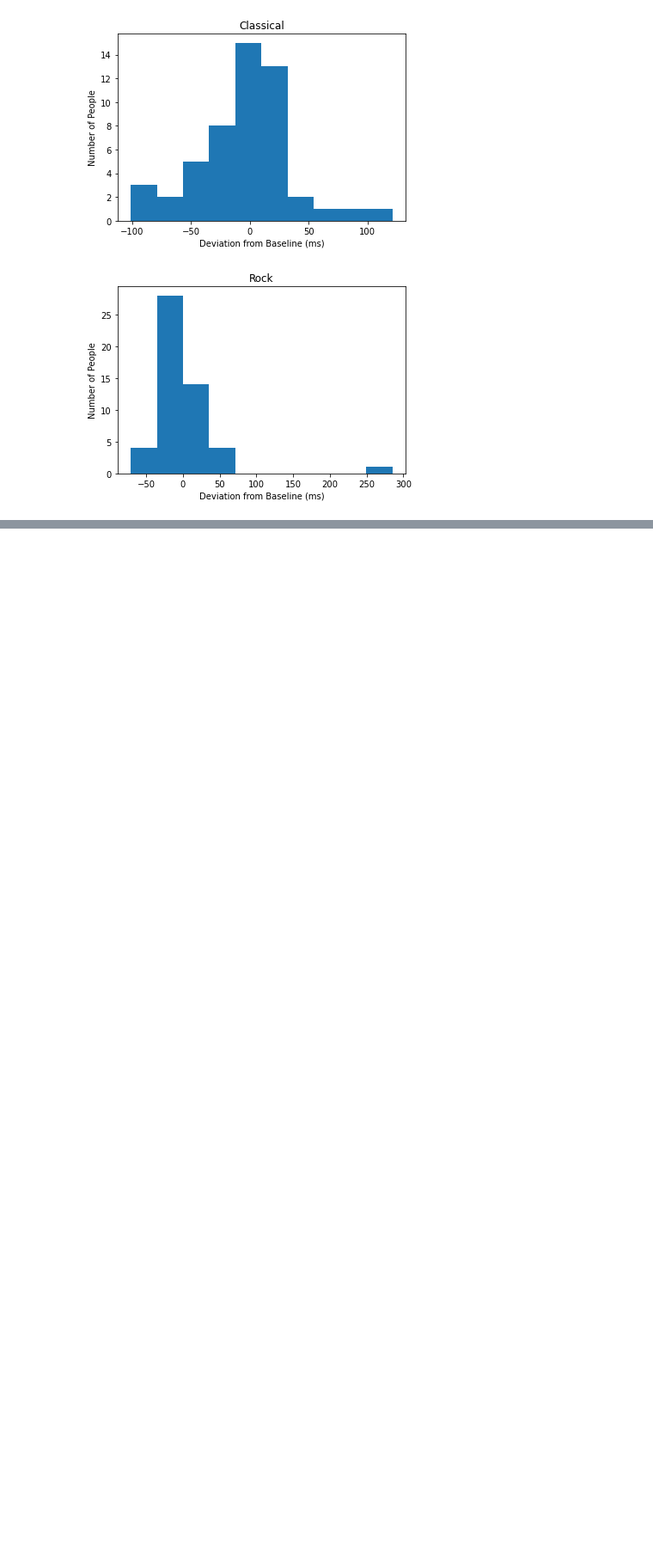
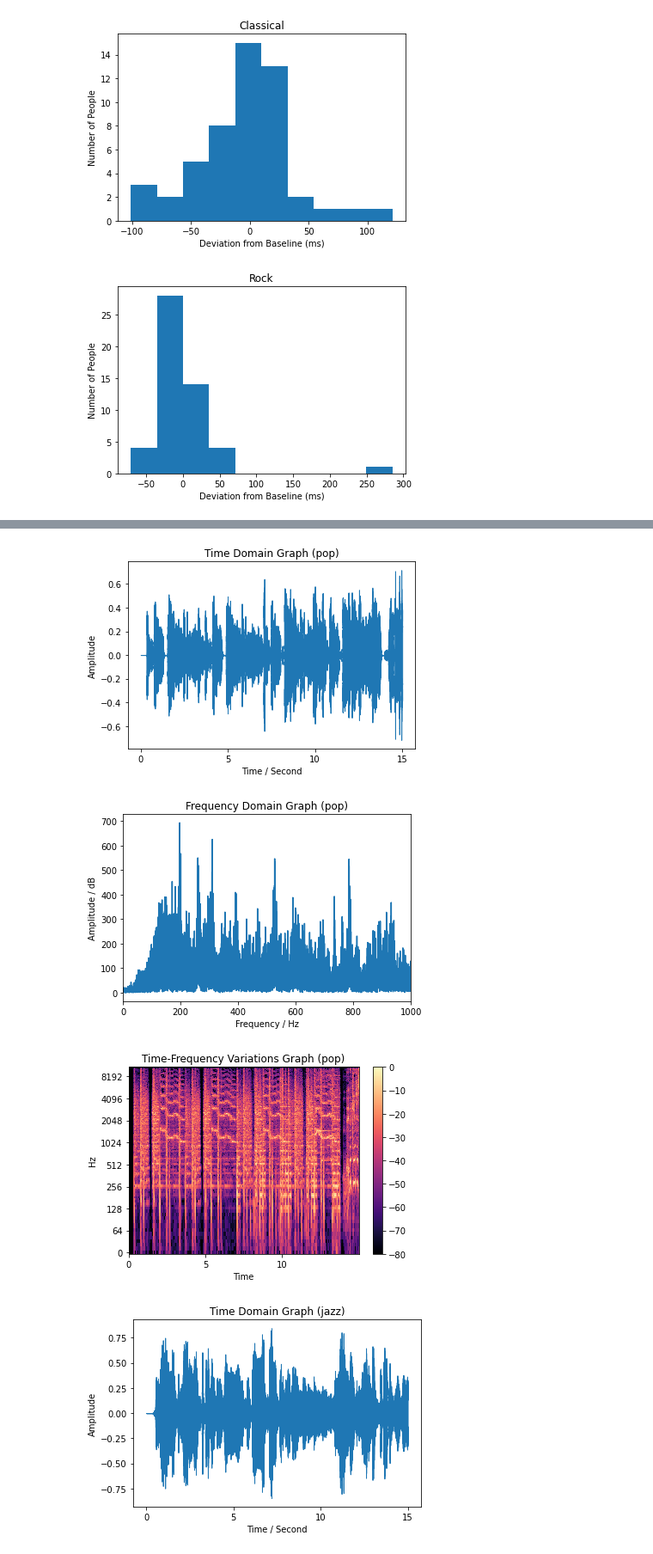
Before and after one commit to kzhang7802/Tuning-In-to-Tempo, a Jupyter notebook: Tuning in to Tempo.ipynb, the cells around one changed output, grey strips where cells are left out. Shown at 86% size. Cells and saved outputs as stored; diff of their text form; code cells hidden in the pictures; blank space fills up the shorter version.

```diff
--- a/Tuning in to Tempo.ipynb
+++ b/Tuning in to Tempo.ipynb
@@ -142,0 +145,47 @@ for i in range(4):
+# %%
+import librosa
+
+paths = {"pop": "Snippets/Britney Spears - Toxic (Lyrics).wav",
+         "jazz": "Snippets/Wynton Kelly Sextet - Keep It Moving.wav",
+         "classical": "Snippets/Shostakovich Symphony No. 5 Orozco-Estrada · Berliner Philharmoniker-AuLMeEqbk_s-256k-1655635652470.wav",
+         "rock": "Snippets/STAND PROUD - Jin Hashimoto.wav"
+        }
+
+for genre, path in paths.items():
+    signal, sample_rate = librosa.load(path)
+
+    # Plot each of the audios in the time domain
+    plt.figure(1)
+    librosa.display.waveshow(y=signal, sr=sample_rate)
+    plt.xlabel('Time / Second')
+    plt.ylabel('Amplitude')
+    plt.title(f'Time Domain Graph ({genre})')
+    plt.show()
+
+    # Plot each of the audios in the frequency domain
+    k = np.arange(len(signal))
+    T = len(signal)/sample_rate
+    freq = k/T
+    DATA_0 = np.fft.fft(signal)
+    abs_DATA_0 = abs(DATA_0)
+    plt.figure(2)
+    plt.plot(freq, abs_DATA_0)
+    plt.xlabel("Frequency / Hz")
+    plt.ylabel("Amplitude / dB")
+    plt.xlim([0, 1000])
+    plt.title(f'Frequency Domain Graph ({genre})')
+    plt.show()
+
+    # Plot each of the audios with their time-frequency variations
+    D = librosa.stft(signal)
+    S_db = librosa.amplitude_to_db(np.abs(D), ref=np.max)
+    plt.figure(3)
+    librosa.display.specshow(S_db, x_axis='time', y_axis='log')
+    plt.colorbar()
+    plt.title(f'Time-Frequency Variations Graph ({genre})')
+    plt.show()
+# %% [output]
+[figure, added]
+[figure, added]
+[figure, added]
+[figure, added]
```
Also changed, not shown: parts of 2 cells of this notebook.
